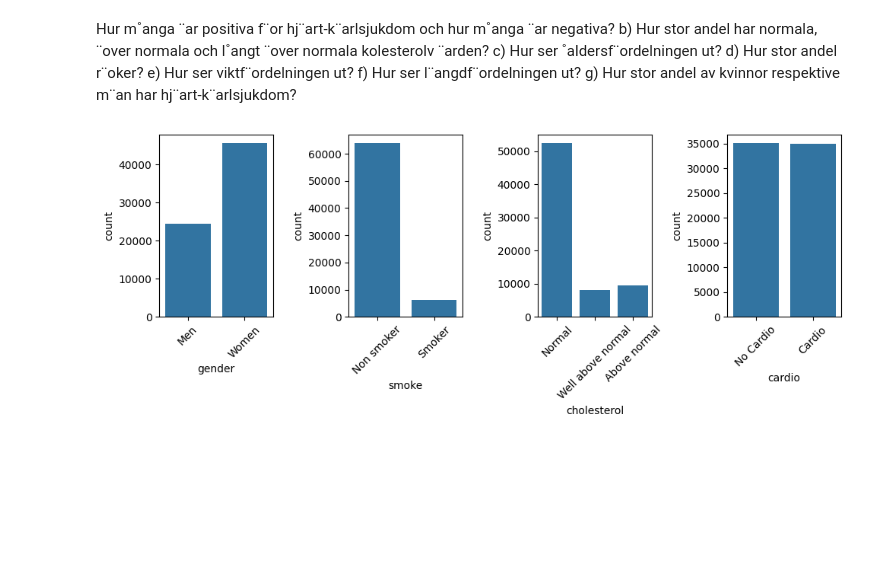
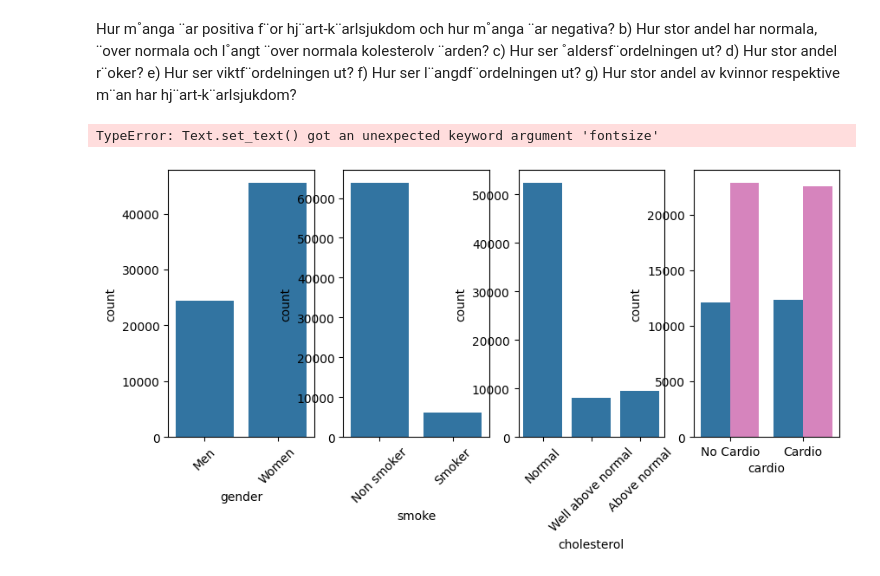
Before and after one commit to Crudeerz/ML-Rasmus-Berghall, a Jupyter notebook: Laboration/code/ml_report.ipynb, the cells around one changed output. Cells and saved outputs as stored; diff of their text form; code cells hidden in the pictures; blank space fills up the shorter version.

```diff
--- a/Laboration/code/ml_report.ipynb
+++ b/Laboration/code/ml_report.ipynb
@@ -49,36 +36,30 @@ d) Hur stor andel r¨oker?
 e) Hur ser viktf¨ordelningen ut?
 f) Hur ser l¨angdf¨ordelningen ut?
 g) Hur stor andel av kvinnor respektive m¨an har hj¨art-k¨arlsjukdom?
-# %%
-# EDA on dataset
-# Assigning data to variables for future visualization
-cardio_negative, cardio_positive = df["cardio"].value_counts()
-normal_chol, above_normal_chol, well_above_normal_chol = df["cholesterol"].value_counts()
-women, men = df["gender"].value_counts()
-
-df_plot = df.copy() # manipulating values for plotting on dataset copy
-df_plot["cholesterol"] = df_plot["cholesterol"].replace({1:"Normal", 2:"Above normal", 3:"Well above normal"}) # 1 = normal cholesterol, 2 = above normal, 3 = well above normal
-df_plot["gender"] = df_plot["gender"].replace({1:"Women", 2:"Men"}) # 1 = women, 2 = men
-df_plot["cardio"] = df_plot["cardio"].replace({0:"No Cardio", 1:"Cardio"}) # 0 = no cardio disease, 1 = cardio disease
-df_plot["smoke"] = df_plot["smoke"].replace({0:"Non smoker", 1:"Smoker"}) # 0 = Non smoker, 1 = smoker
-
-
-plot_cols = ["gender", "smoke", "cholesterol", "cardio"]
-
-fig, axs = plt.subplots(nrows=1,ncols=len(plot_cols), figsize=(10,4))
-for i, col in enumerate(plot_cols):
-    sns.countplot(ax=axs[i], x=df_plot[col])
-    # axs[i].bar_label(axs[i].containers[i])
-    axs[i].tick_params(axis="x", labelrotation=45)
-axs.bar_label()
-fig.tight_layout()
-# plt.savefig("../visualizations/chol_gender_cardio_distribution.png")
-
-
-
-
-# print(f"{cardio_positive = },  {cardio_negative = }")
-# print(f"{normal_chol = }, {above_normal_chol = }, {well_above_normal_chol = }")
-# print(f"{women = }, {men = }")
-# %% [output]
-[figure, removed]
+# %%
+# EDA on dataset
+from helpers import rename_columns
+
+df_renamed = rename_columns(df)
+
+cols_countplot = ["gender", "smoke", "cholesterol", "cardio"]
+colors = sns.color_palette().as_hex()
+blue, pink = colors[0], colors[6]
+
+fig, axs = plt.subplots(nrows=1,ncols=len(cols_countplot), figsize=(10,4))
+for i, col in enumerate(cols_countplot):
+    if col != "cardio":
+        sns.countplot(ax=axs[i], x=df_renamed[col])
+    else:
+        sns.countplot(ax=axs[i], x=df_renamed[col], hue=df_renamed["gender"], palette=[blue, pink], legend=None)
+        # axs[i].title.set_text("Blue = Male, Pink = Female", fontsize=12)
+        axs[i].set_title("Blue = Male, Pink = Female", fontsize=12)
+    axs[i].tick_params(axis="x", labelrotation=45)
+
+fig.suptitle("EDA Countplots")
+fig.tight_layout()
+
+plt.savefig("../visualizations/g-s-ch-c_distribution.png")
+# %% [output]
+TypeError: Text.set_text() got an unexpected keyword argument 'fontsize'
+[figure, added]
```
Also changed, not shown: parts of 4 cells of this notebook, 4 other files.
